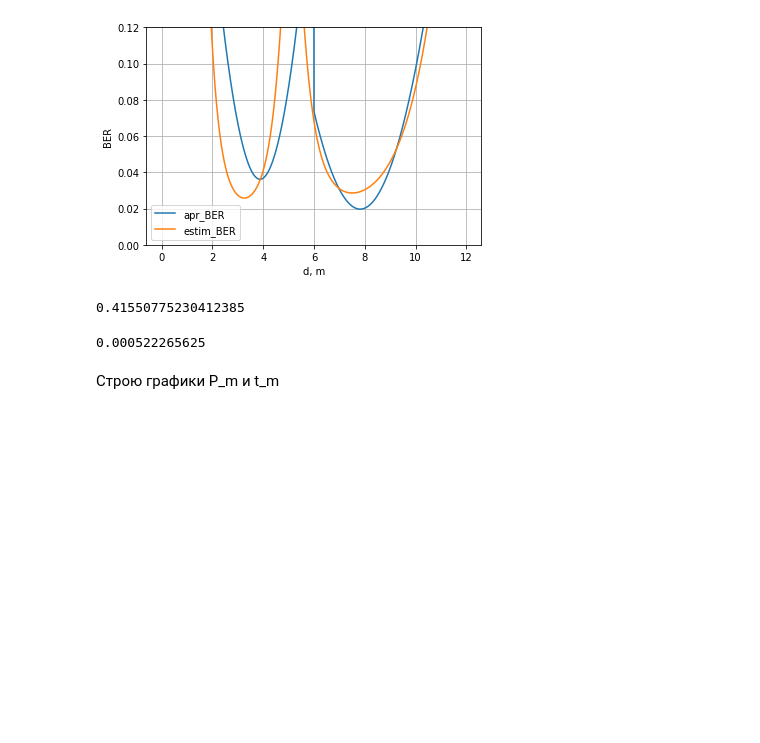
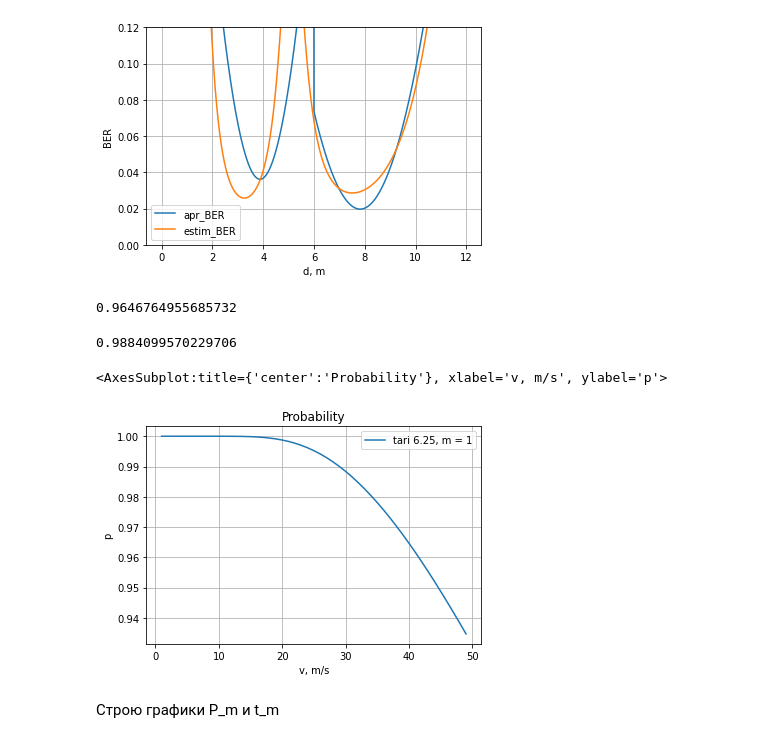
Before and after one commit to FenikL/rfid_project, a Jupyter notebook: experiments/rx_power_try.ipynb, the cells around one changed output. Saved outputs shown, nothing was run; the diff lists cells and outputs as text; code cells hidden in the pictures; blank space fills up the shorter version.

```diff
--- a/experiments/rx_power_try.ipynb
+++ b/experiments/rx_power_try.ipynb
@@ -561,19 +561,28 @@ N2 = 18*1.25 + (128+10)*3*m/DR + 3.75 + N1
 num_int(
     Q1=8.27860441,
     Q2=105.4439353,
-    Q=16,
-    V=10000,
+    Q=16+128,
+    V=40,
     T=(N0 + N2) * tari,
     dt=tari,
     L=12,
     B=B,
 )
 # %% [output]
-0.41550775230412385
+0.9646764955685732
-# %%
-(N0 + N2) * tari
-# %% [output]
-0.000522265625
+# %%
+plot_theor = pd.DataFrame()
+plot_theor['v, m/s'] = [v for v in range(1, 50)]
+plot_theor['tari 6.25, m = 1'] = [num_int(Q1=8.27860441, Q2=105.4439353, Q=16+128, V=v, T=(N0+N2)*tari, dt=tari, L=12, B=B) for v in range(1, 50)]
+# %%
+num_int(Q1=8.27860441, Q2=105.4439353, Q=16+128, V=30, T=(N0+N2)*tari, dt=tari, L=12, B=B)
+# %% [output]
+0.9884099570229706
+# %%
+plot_theor.plot(x='v, m/s', ylabel='p', grid=True, title='Probability')
+# %% [output]
+<AxesSubplot:title={'center':'Probability'}, xlabel='v, m/s', ylabel='p'>
+[figure, added]
 # %% [markdown]
 Строю графики P_m и t_m
 # %%
```
Also changed, not shown: parts of 7 cells of this notebook.
